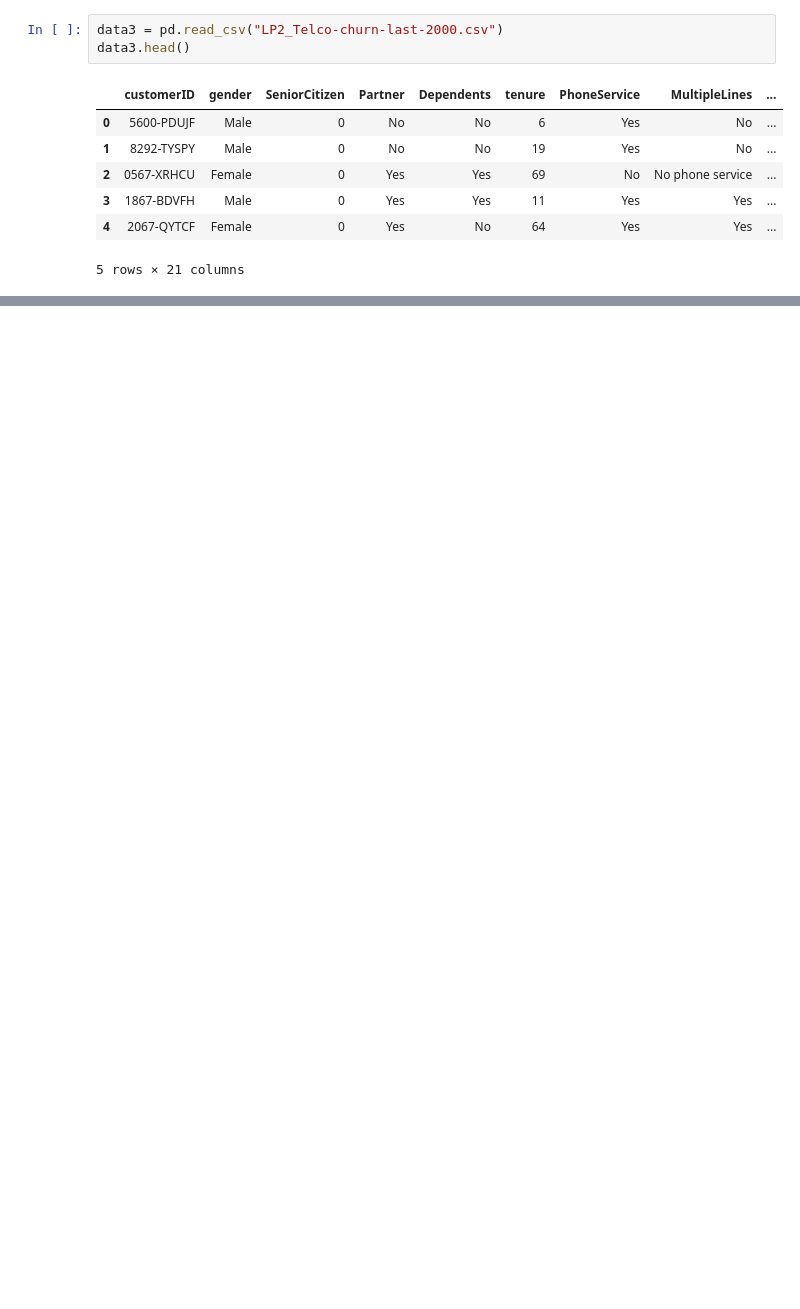
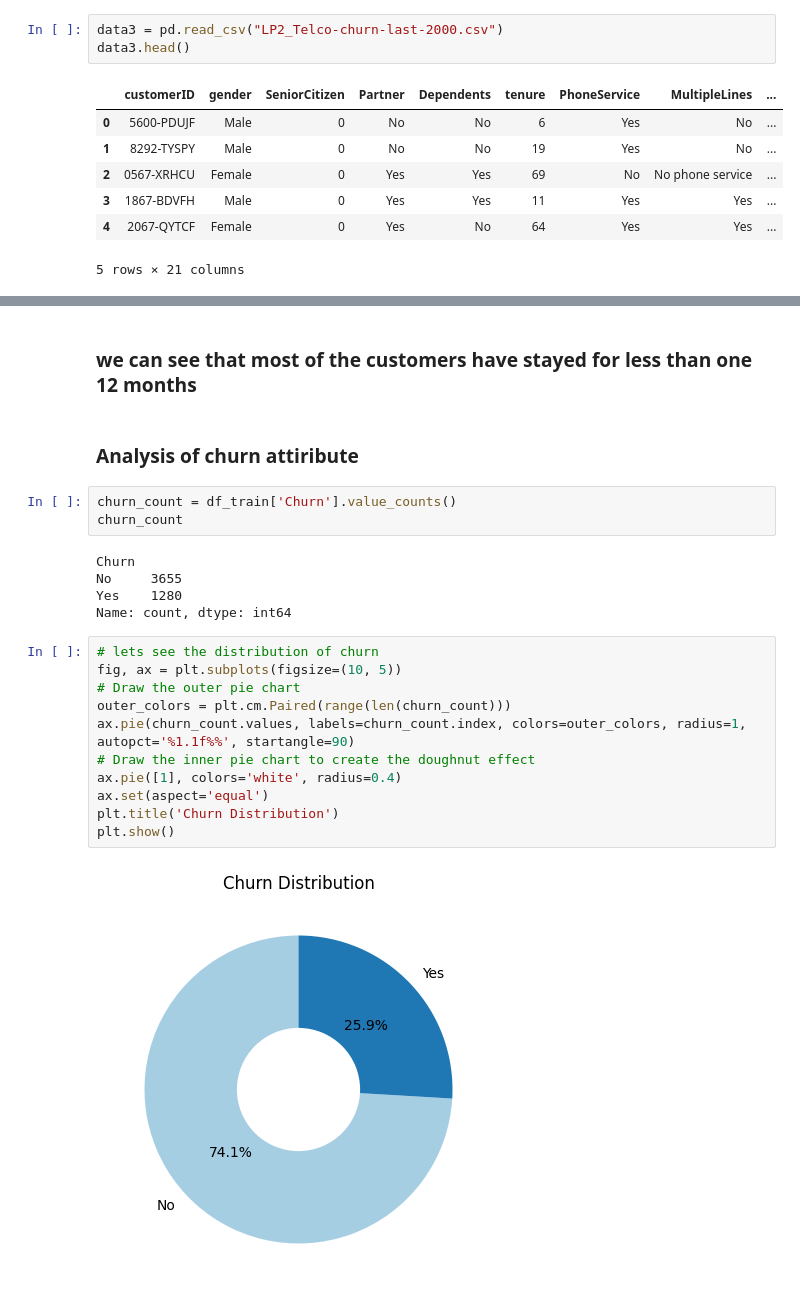
Before and after one commit to mancatha/LP2, a Jupyter notebook: LP2.ipynb, the cells around one changed output, grey strips where cells are left out. Drawn from its saved outputs; the diff is of its cells as text; blank space fills up the shorter version.

```diff
--- a/LP2.ipynb
+++ b/LP2.ipynb
@@ -360,0 +1093,25 @@ There are different datatypes
+# %% [markdown]
+### we can see that most of the customers have stayed for less than one 12 months
+# %% [markdown]
+### Analysis of churn attiribute
+# %%
+churn_count = df_train['Churn'].value_counts()
+churn_count
+# %% [output]
+Churn
+No     3655
+Yes    1280
+Name: count, dtype: int64
+# %%
+# lets see the distribution of churn
+fig, ax = plt.subplots(figsize=(10, 5))
+# Draw the outer pie chart
+outer_colors = plt.cm.Paired(range(len(churn_count)))
+ax.pie(churn_count.values, labels=churn_count.index, colors=outer_colors, radius=1, autopct='%1.1f%%', startangle=90)
+# Draw the inner pie chart to create the doughnut effect
+ax.pie([1], colors='white', radius=0.4)
+ax.set(aspect='equal')
+plt.title('Churn Distribution')
+plt.show()
+# %% [output]
+[figure, added]
```
Also changed, not shown: parts of 212 cells of this notebook, 24 other files.
